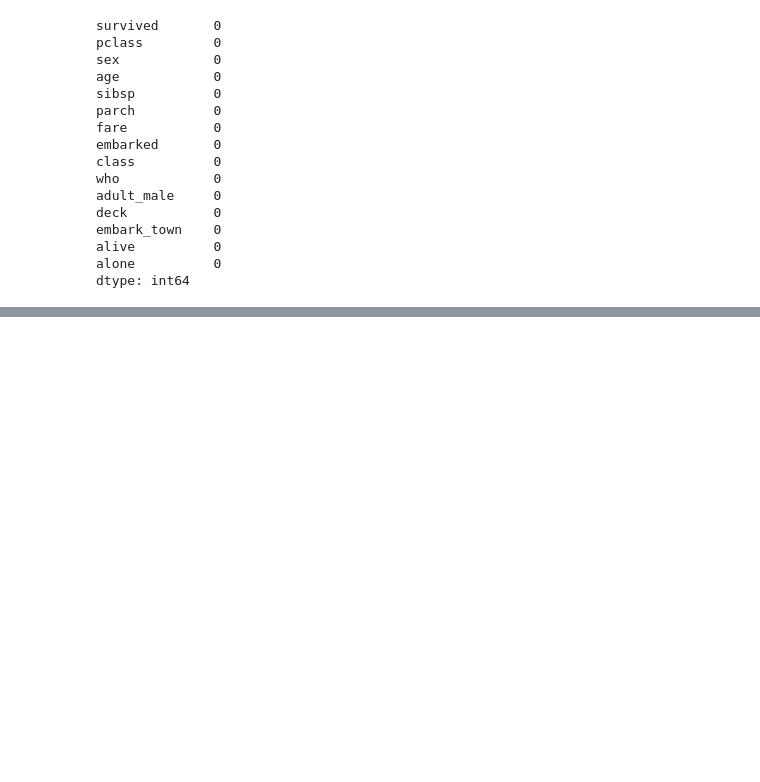
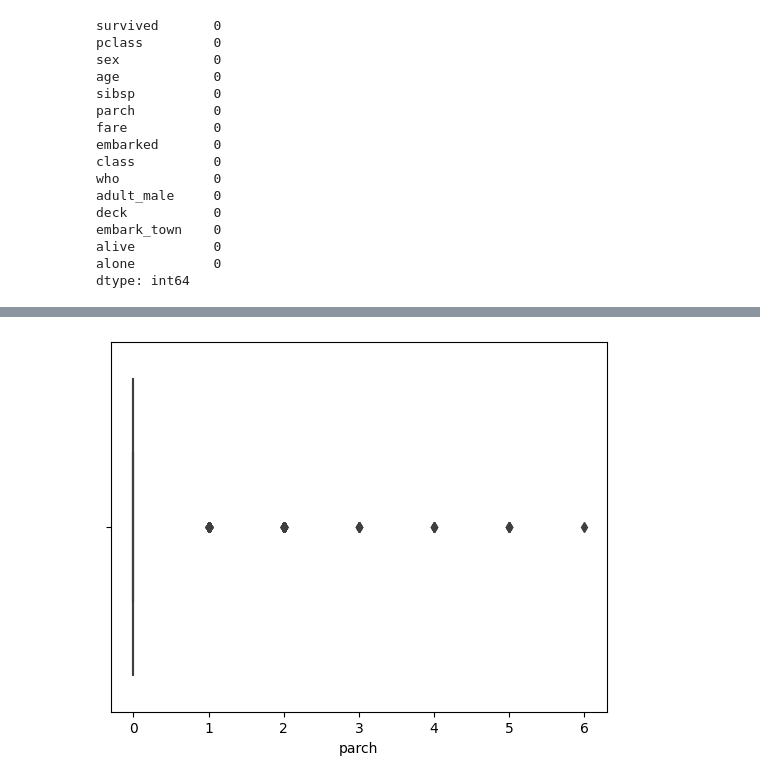
Before and after one commit to vanyagoncharov/CourseMLResourse, a Jupyter notebook: dz_20_titanic.ipynb, the cells around one changed output, grey strips where cells are left out. Drawn from its saved outputs; the diff is of its cells as text; code cells hidden in the pictures; blank space fills up the shorter version.

```diff
--- a/dz_20_titanic.ipynb
+++ b/dz_20_titanic.ipynb
@@ -166,0 +174,6 @@ plt.show()
+# %%
+# parch: количество родителей/детей на борту
+sns.boxplot(x=data["parch"])
+plt.show()
+# %% [output]
+[figure, added]
```
Also changed, not shown: parts of 6 cells of this notebook.
